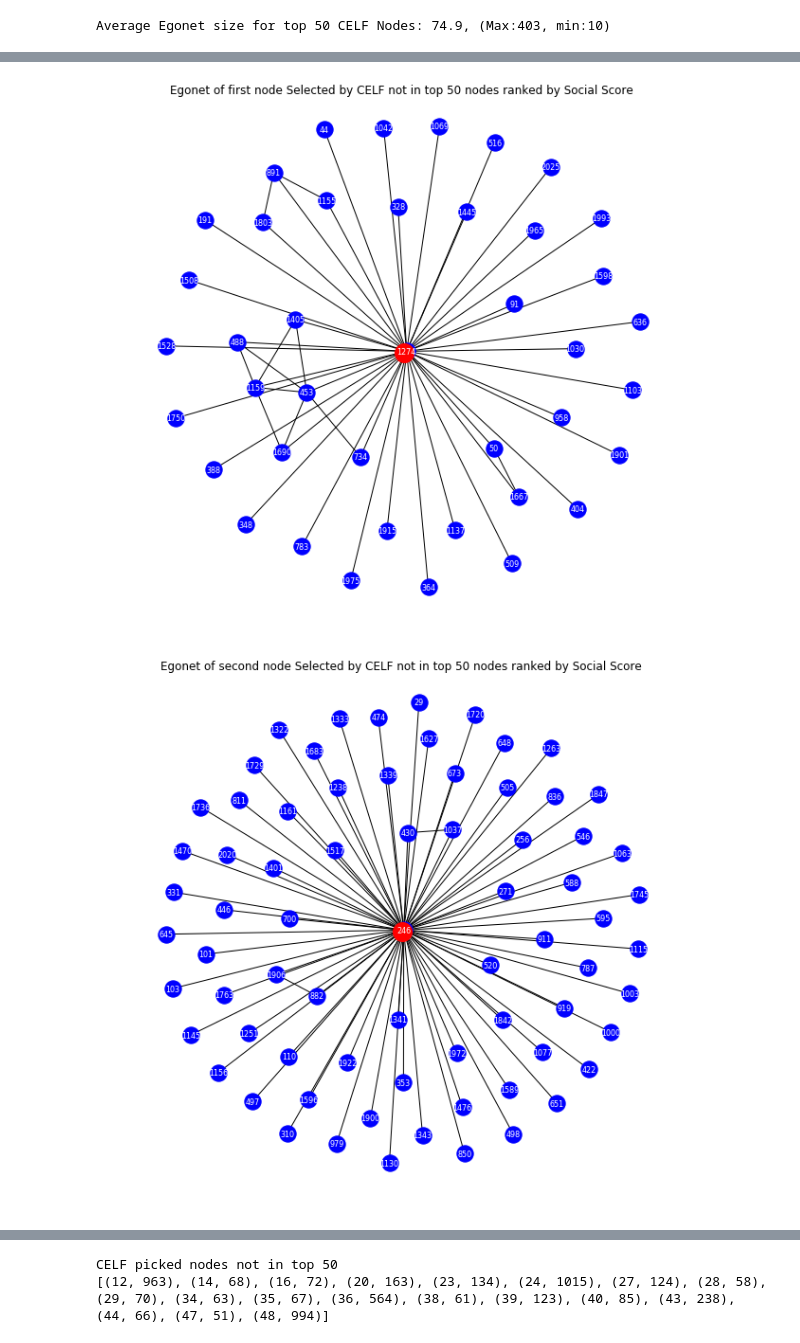
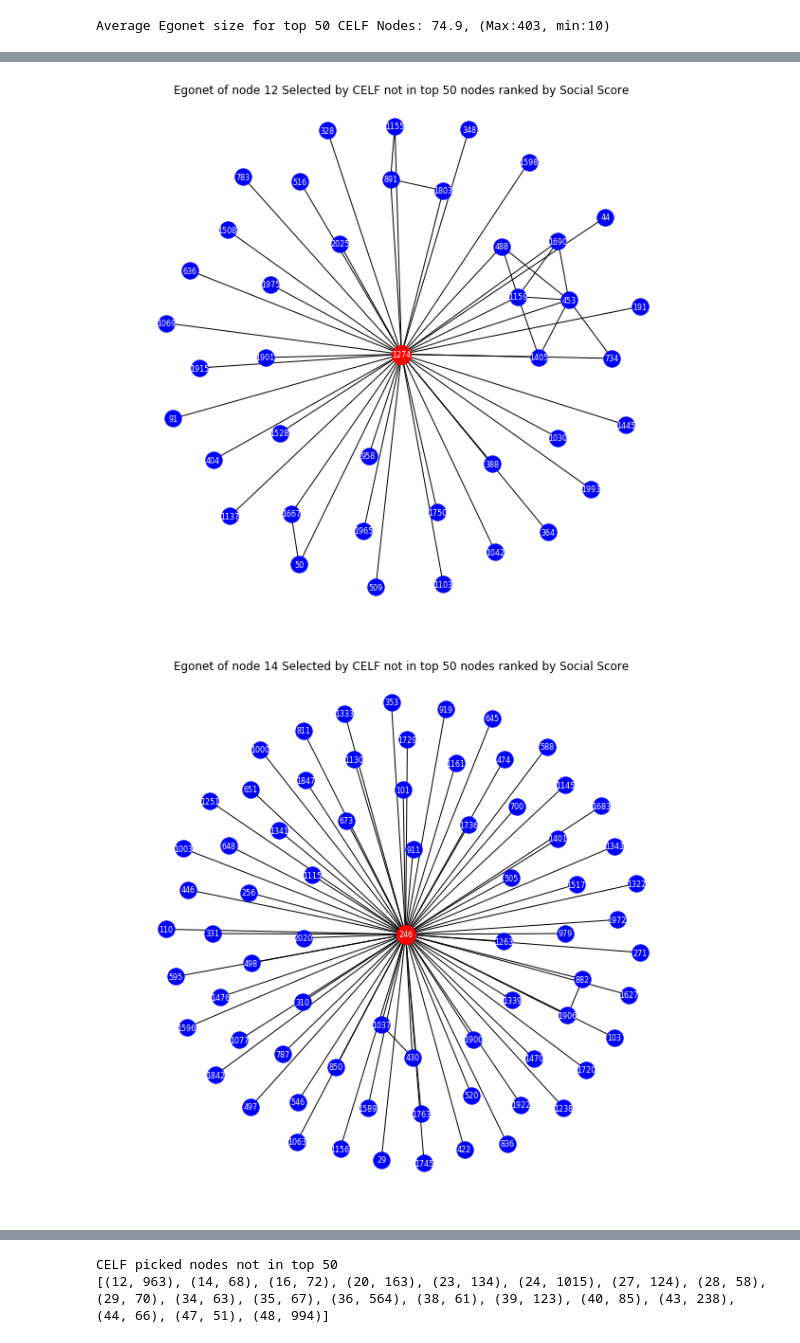
Before and after one commit to ppsekhar/CS224W, a Jupyter notebook: socialScore/networkVisialization.ipynb, the cells around one changed output, grey strips where cells are left out. Saved outputs shown, nothing was run; the diff lists cells and outputs as text; code cells hidden in the pictures.

```diff
--- a/socialScore/networkVisialization.ipynb
+++ b/socialScore/networkVisialization.ipynb
@@ -73,6 +74,7 @@ P_infect = 0.3 P_initial_infect = 0.001 Runs per marginal node = 100000
 # Load social score nodes
 #
 socialNodes = list()
+socialScoreDict = dict()
 topN = len(topCELFNodes)
 
 with open('socialScore_unpruned.txt', 'r') as fd:
@@ -80,6 +82,7 @@ with open('socialScore_unpruned.txt', 'r') as fd:
     for row in reader:
         #print row
         socialNodes.append((row[0], row[1]))
+        socialScoreDict[int(row[0])] = float(row[1])
 
 topSocialNodes = [ int(node) for (node, _) in socialNodes[:topN]]
 allSocialNodes = [ int(node) for (node, _) in socialNodes]
@@ -184,0 +191,11 @@ celfSelected = topCELFNodeSet - topSocialNodeSet
+# %%
+print "Social scores of nodes exclusively picked by CELF..."
+celfSelectedExclusives = list()
+for n in celfSelected:
+    #print "Node: %d, CELF order: %d, social score: %r, social rank: %d " % \
+    celfSelectedExclusives.append((n, topCELFNodes.index(n), socialScoreDict[n], allSocialNodes.index(n)))
+
+celfSelectedExclusives.sort(key=lambda x: (x[1], x[2], x[3]))
+
+for f in celfSelectedExclusives:
+    print "Node: %d, CELF order: %d, social score: %r, social rank: %d " % (f[0], f[1], f[2], f[3])
@@ -186,40 +224,40 @@ celfSelected = topCELFNodeSet - topSocialNodeSet
 celfOnlyNodes = list()
 for n in celfSelected:
     i = topCELFNodes.index(n)
     celfOnlyNodes.append(i)
 
 celfOnlyNodes.sort()
 print celfOnlyNodes
 
 #nx.draw_networkx(topCELFNodeEgoNet[i], node_color='b', with_labels=True, font_size=8, font_color='w')
 print "Nodes CELF picked that aren't in top 50 Social Score set \n%r" % [topCELFNodes[i] for i in celfOnlyNodes]
 
 plt.figure(figsize=(10,10))
 limits=plt.axis('off')
-plt.title("Egonet of first node Selected by CELF not in top 50 nodes ranked by Social Score ")
+plt.title("Egonet of node %d Selected by CELF not in top 50 nodes ranked by Social Score " % celfOnlyNodes[0])
 pos = nx.spring_layout(topCELFNodeEgoNet[celfOnlyNodes[0]], iterations=100)
-nx.draw_networkx(topCELFNodeEgoNet[celfOnlyNodes[0]], node_color='b', with_labels=True, font_size=8, font_color='w')
+nx.draw_networkx(topCELFNodeEgoNet[celfOnlyNodes[0]], pos, node_color='b', with_labels=True, font_size=8, font_color='w')
 nx.draw_networkx_nodes(topCELFNodeEgoNet[celfOnlyNodes[0]], pos, nodelist=[topCELFNodes[celfOnlyNodes[0]]], node_size=400, node_color='r', font_color='black')
 plt.show()
 
 plt.figure(figsize=(10,10))
 limits=plt.axis('off')
 pos = nx.spring_layout(topCELFNodeEgoNet[celfOnlyNodes[1]], iterations=100)
-plt.title("Egonet of second node Selected by CELF not in top 50 nodes ranked by Social Score ")
-nx.draw_networkx(topCELFNodeEgoNet[celfOnlyNodes[1]], node_color='b', with_labels=True, font_size=8, font_color='w')
+plt.title("Egonet of node %d Selected by CELF not in top 50 nodes ranked by Social Score " % celfOnlyNodes[1])
+nx.draw_networkx(topCELFNodeEgoNet[celfOnlyNodes[1]], pos, node_color='b', with_labels=True, font_size=8, font_color='w')
 nx.draw_networkx_nodes(topCELFNodeEgoNet[celfOnlyNodes[1]], pos, nodelist=[topCELFNodes[celfOnlyNodes[1]]], node_size=400, node_color='r', font_color='black')
 plt.show()
 
 plt.figure(figsize=(10,10))
 limits=plt.axis('off')
-plt.title("Egonet of thrid node Selected by CELF not in top 50 nodes ranked by Social Score")
-pos = nx.spring_layout(topCELFNodeEgoNet[celfOnlyNodes[2]], iterations=100)
-nx.draw_networkx(topCELFNodeEgoNet[celfOnlyNodes[2]], node_color='b', with_labels=True, font_size=8, font_color='w')
-nx.draw_networkx_nodes(topCELFNodeEgoNet[celfOnlyNodes[2]], pos, nodelist=[topCELFNodes[celfOnlyNodes[2]]], node_size=400, node_color='r', font_color='black')
+plt.title("Egonet of node %d Selected by CELF not in top 50 nodes ranked by Social Score " % celfOnlyNodes[-1])
+pos = nx.spring_layout(topCELFNodeEgoNet[celfOnlyNodes[-1]], iterations=100)
+nx.draw_networkx(topCELFNodeEgoNet[celfOnlyNodes[-1]], pos, node_color='b', with_labels=True, font_size=8, font_color='w')
+nx.draw_networkx_nodes(topCELFNodeEgoNet[celfOnlyNodes[-1]], pos, nodelist=[topCELFNodes[celfOnlyNodes[-1]]], node_size=400, node_color='r', font_color='black')
 plt.show()
 # %% [output]
 [12, 14, 16, 20, 23, 24, 27, 28, 29, 34, 35, 36, 38, 39, 40, 43, 44, 47, 48]
 Nodes CELF picked that aren't in top 50 Social Score set
 [1274, 246, 1377, 1151, 350, 1876, 691, 1906, 547, 1254, 390, 419, 1952, 329, 1510, 1500, 829, 841, 24]
-[figure, old version]
+[figure, new version]
-[figure, old version]
+[figure, new version]
```
Also changed, not shown: parts of 25 cells of this notebook.
